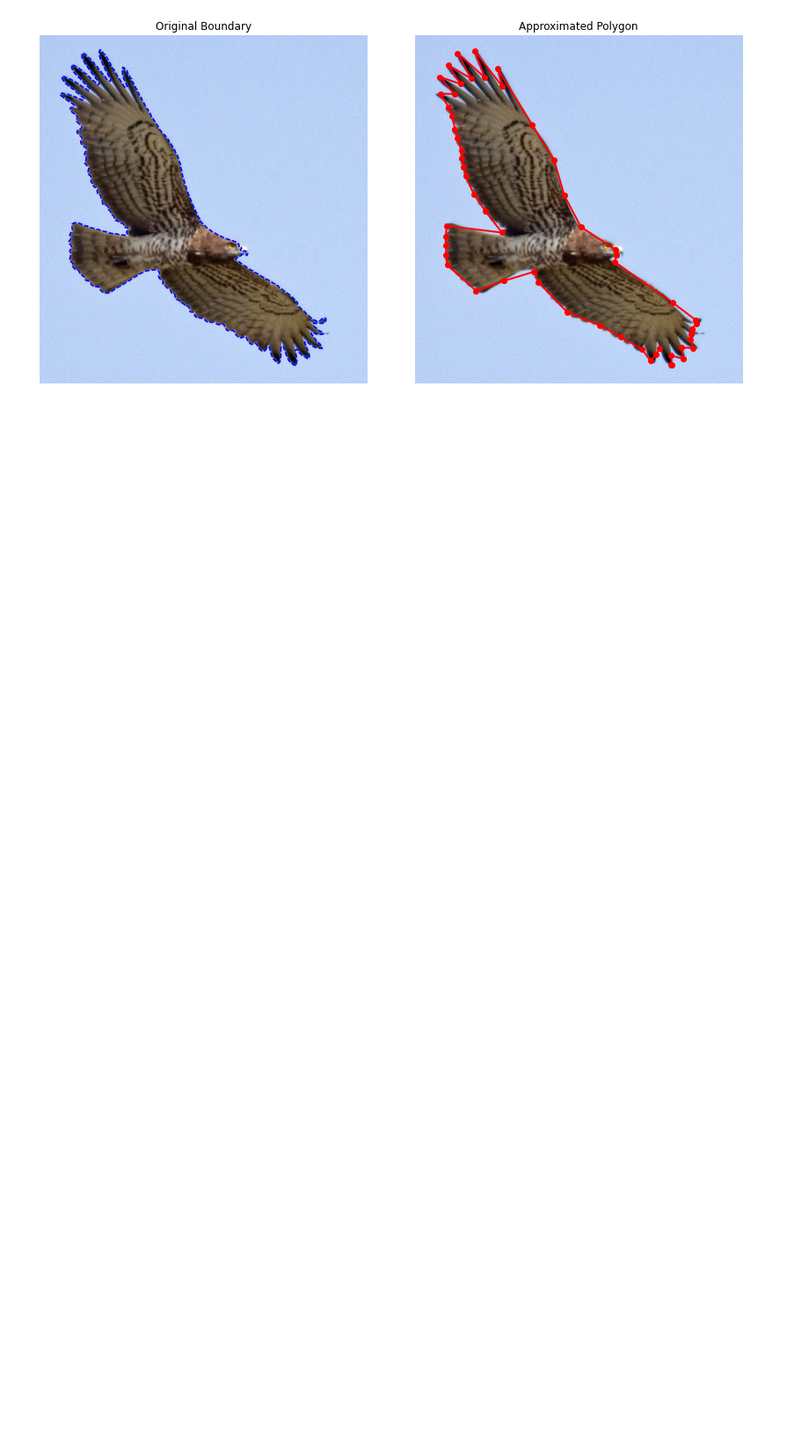
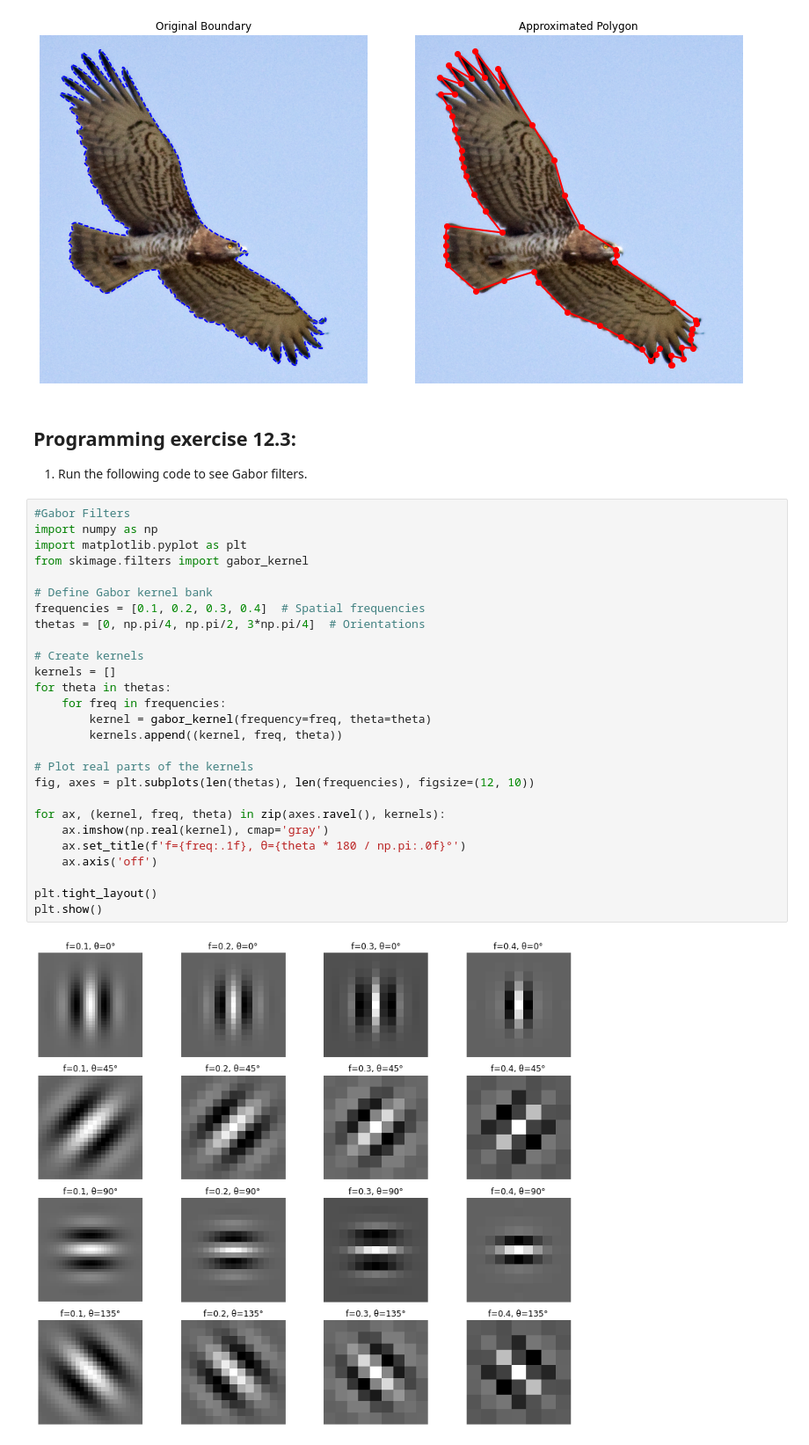
Before and after one commit to itironal/466Companion, a Jupyter notebook: newCh12.ipynb, the cells around one changed output. Shown at 88% size. Saved outputs shown, nothing was run; the diff lists cells and outputs as text; blank space fills up the shorter version.

```diff
--- a/newCh12.ipynb
+++ b/newCh12.ipynb
@@ -182,3 +182,36 @@ plt.tight_layout()
 plt.show()
 # %% [output]
 [figure]
+# %% [markdown]
+## Programming exercise 12.3:
+
+1.   Run the following code to see Gabor filters.
+# %%
+#Gabor Filters
+import numpy as np
+import matplotlib.pyplot as plt
+from skimage.filters import gabor_kernel
+
+# Define Gabor kernel bank
+frequencies = [0.1, 0.2, 0.3, 0.4]  # Spatial frequencies
+thetas = [0, np.pi/4, np.pi/2, 3*np.pi/4]  # Orientations
+
+# Create kernels
+kernels = []
+for theta in thetas:
+    for freq in frequencies:
+        kernel = gabor_kernel(frequency=freq, theta=theta)
+        kernels.append((kernel, freq, theta))
+
+# Plot real parts of the kernels
+fig, axes = plt.subplots(len(thetas), len(frequencies), figsize=(12, 10))
+
+for ax, (kernel, freq, theta) in zip(axes.ravel(), kernels):
+    ax.imshow(np.real(kernel), cmap='gray')
+    ax.set_title(f'f={freq:.1f}, θ={theta * 180 / np.pi:.0f}°')
+    ax.axis('off')
+
+plt.tight_layout()
+plt.show()
+# %% [output]
+[figure, added]
```
Also changed, not shown: parts of 6 cells of this notebook, 6 other files.
